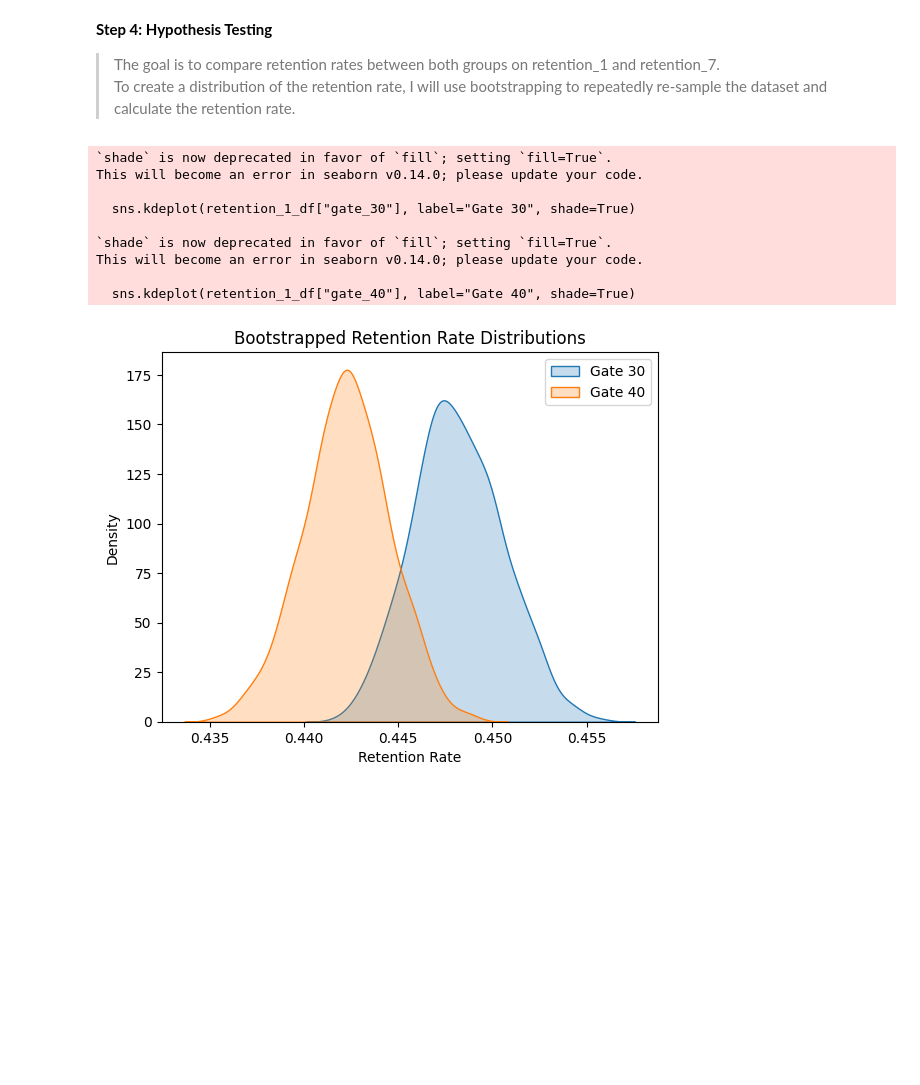
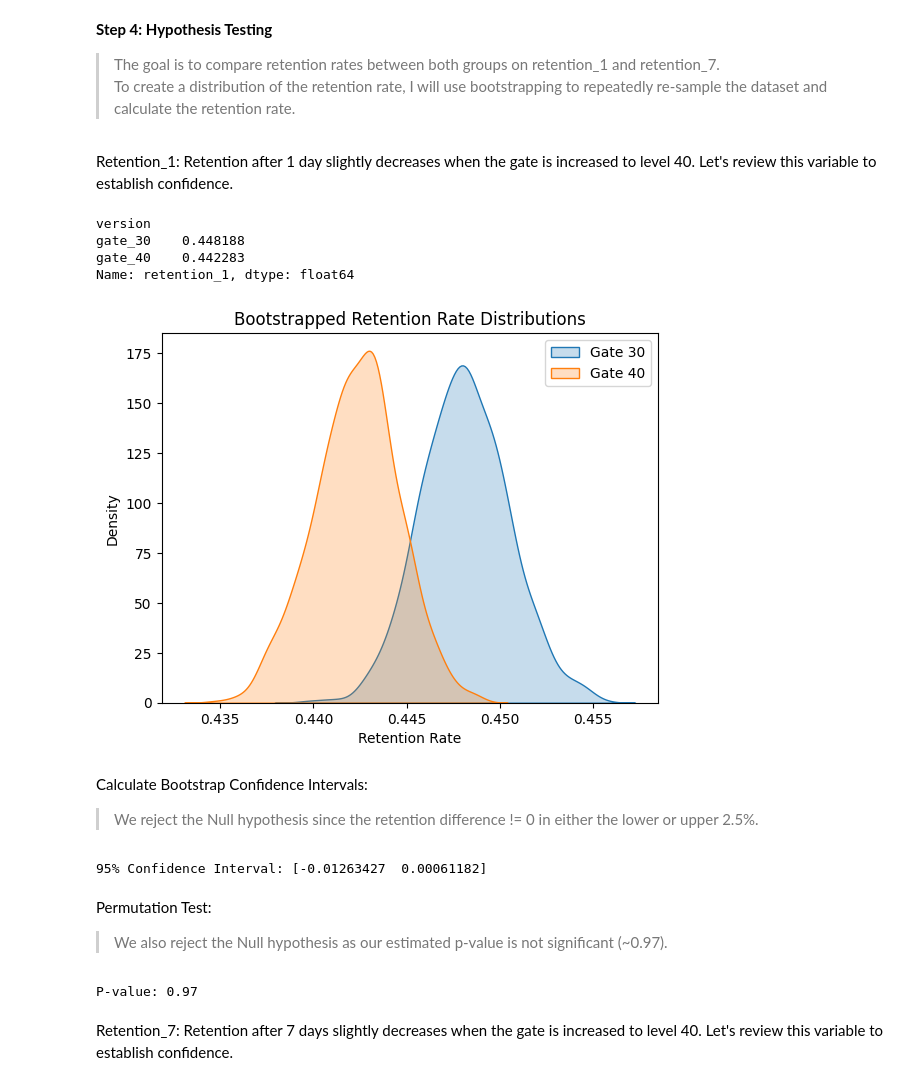
Before and after one commit to connorthornhill9/AB-Testing---Cookie-Cats, a Jupyter notebook: Scripts/AB Testing Notebook.ipynb, the cells around one changed output. Cells and saved outputs as stored; diff of their text form; code cells hidden in the pictures; blank space fills up the shorter version.

Commit message:
Added non-parametric tests

```diff
--- a/Scripts/AB Testing Notebook.ipynb
+++ b/Scripts/AB Testing Notebook.ipynb
@@ -116,37 +117,68 @@ plt.show()
 **Step 4: Hypothesis Testing**
 >The goal is to compare retention rates between both groups on retention_1 and retention_7.\
 To create a distribution of the retention rate, I will use bootstrapping to repeatedly re-sample the dataset and calculate the retention rate.
+# %% [markdown]
+Retention_1: Retention after 1 day slightly decreases when the gate is increased to level 40. Let's review this variable to establish confidence.
+# %%
+df.groupby('version')['retention_1'].mean()
+# %% [output]
+version
+gate_30    0.448188
+gate_40    0.442283
+Name: retention_1, dtype: float64
 # %%
-def bootstrap_retention(df, metric = 'retention_1', n_bootstrap = 1000): # function to calculate retention rate over
+def bootstrap_retention(df, column = 'retention_1', n_iterations = 1000): # function to calculate retention rate over
+    chi2_stats = []
     boot_means = []
-    for i in range(n_bootstrap):
+    for i in range(n_iterations):
         boot_sample = df.sample(frac = 1, replace = True)
-        boot_mean = boot_sample.groupby('version')[metric].mean()
+        boot_mean = boot_sample.groupby('version')[column].mean()
         boot_means.append(boot_mean)
     return pd.DataFrame(boot_means)
 # %%
 # Compare 1 day retention
 
-retention_1_df = bootstrap_retention(df, metric="retention_1", n_bootstrap=1000)
+retention_1_df = bootstrap_retention(df, column = "retention_1", n_iterations = 1000)
 
-sns.kdeplot(retention_1_df["gate_30"], label="Gate 30", shade=True)
-sns.kdeplot(retention_1_df["gate_40"], label="Gate 40", shade=True)
+sns.kdeplot(retention_1_df["gate_30"], label="Gate 30", fill=True)
+sns.kdeplot(retention_1_df["gate_40"], label="Gate 40", fill=True)
 plt.xlabel("Retention Rate")
 plt.ylabel("Density")
 plt.legend()
 plt.title("Bootstrapped Retention Rate Distributions")
 plt.show()
 # %% [output]
-`shade` is now deprecated in favor of `fill`; setting `fill=True`.
-This will become an error in seaborn v0.14.0; please update your code.
-
-  sns.kdeplot(retention_1_df["gate_30"], label="Gate 30", shade=True)
-
-`shade` is now deprecated in favor of `fill`; setting `fill=True`.
-This will become an error in seaborn v0.14.0; please update your code.
-
-  sns.kdeplot(retention_1_df["gate_40"], label="Gate 40", shade=True)
-[figure, old version]
+[figure, new version]
+# %% [markdown]
+Calculate Bootstrap Confidence Intervals:
+> We reject the Null hypothesis since the retention difference != 0 in either the lower or upper 2.5%.
+# %%
+retention_1_df['diff'] = retention_1_df['gate_40'] - retention_1_df['gate_30']
+
+conf_int = np.percentile(retention_1_df['diff'], [2.5, 97.5])
+
+print(f"95% Confidence Interval: {conf_int}")
+# %% [output]
+95% Confidence Interval: [-0.01263427  0.00061182]
+# %% [markdown]
+Permutation Test:
+> We also reject the Null hypothesis as our estimated p-value is not significant (~0.97).
+# %%
+obs_diff = df.groupby('version')['retention_1'].mean().diff().iloc[-1]
+
+perm_diffs = []
+for _ in range(1000):
+    shuffled = df.copy()
+    shuffled['version'] = np.random.permutation(df['version'])  # Shuffle labels
+    perm_diff = shuffled.groupby('version')['retention_1'].mean().diff().iloc[-1]
+    perm_diffs.append(perm_diff)
+
+p_value = np.mean(np.array(perm_diffs) >= obs_diff)
+print(f"P-value: {p_value}")
+# %% [output]
+P-value: 0.97
+# %% [markdown]
+Retention_7: Retention after 7 days slightly decreases when the gate is increased to level 40. Let's review this variable to establish confidence.
 # %%
 # Compare 7 day retention
 
```
Also changed, not shown: parts of 7 cells of this notebook.
